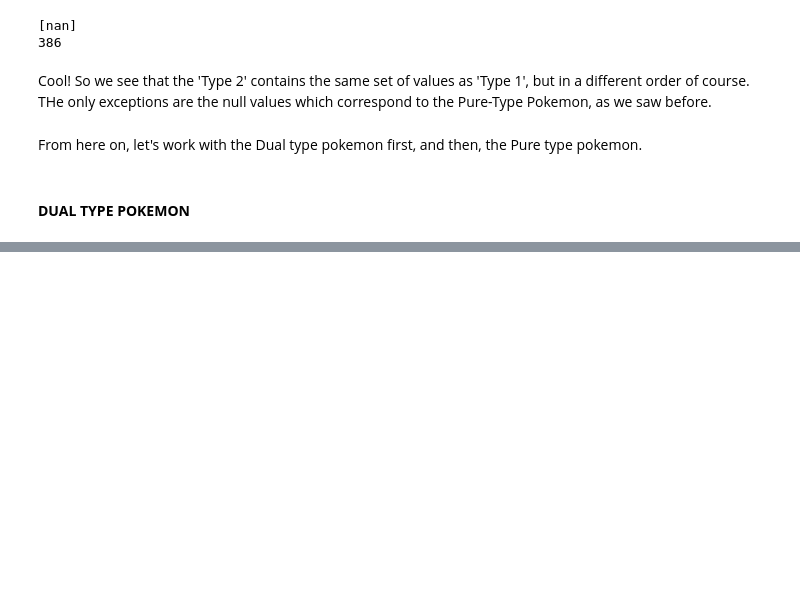
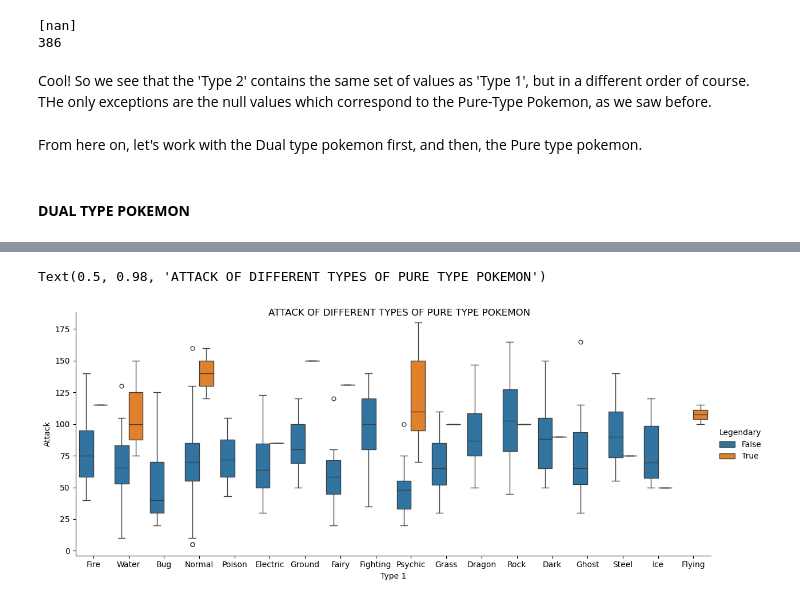
Before and after one commit to r-taeja/Data-Science, a Jupyter notebook: Pokemon/pokemon.ipynb, the cells around one changed output, grey strips where cells are left out. Drawn from its saved outputs; the diff is of its cells as text; code cells hidden in the pictures; blank space fills up the shorter version.

```diff
--- a/Pokemon/pokemon.ipynb
+++ b/Pokemon/pokemon.ipynb
@@ -339,0 +320,7 @@ Name: count, dtype: int64
+# %%
+#Attack of Different Types within Pure Type Pokemon
+pure_at_plot = sns.catplot(data = df.loc[df['Type'] == 'Pure Type'], x = 'Type 1', y = 'Attack', hue = 'Legendary', kind = 'box', aspect = 2.4)
+pure_at_plot.figure.suptitle('ATTACK OF DIFFERENT TYPES OF PURE TYPE POKEMON')
+# %% [output]
+Text(0.5, 0.98, 'ATTACK OF DIFFERENT TYPES OF PURE TYPE POKEMON')
+[figure, added]
```
Also changed, not shown: parts of 21 cells of this notebook.
